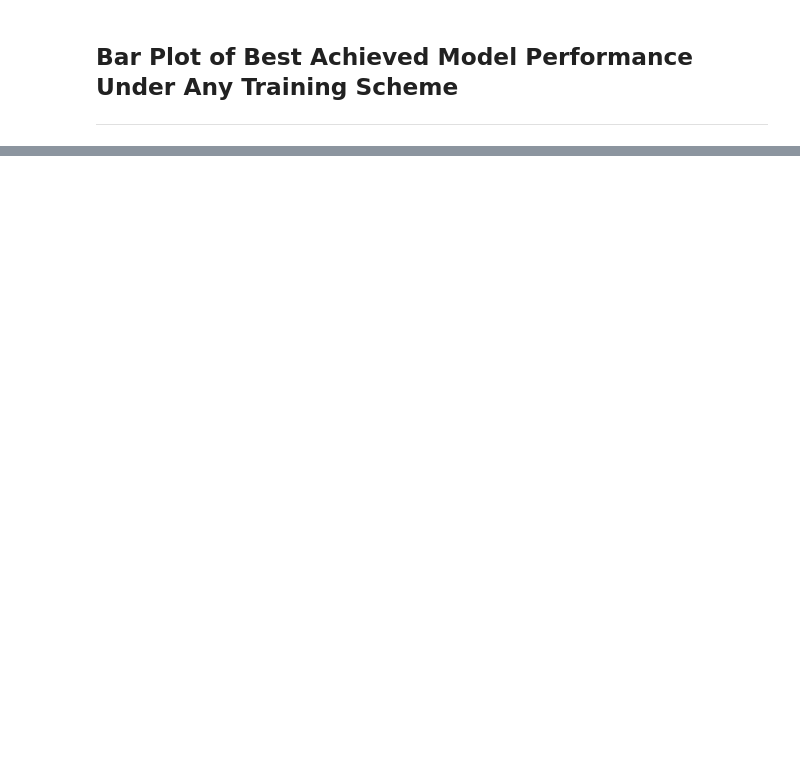
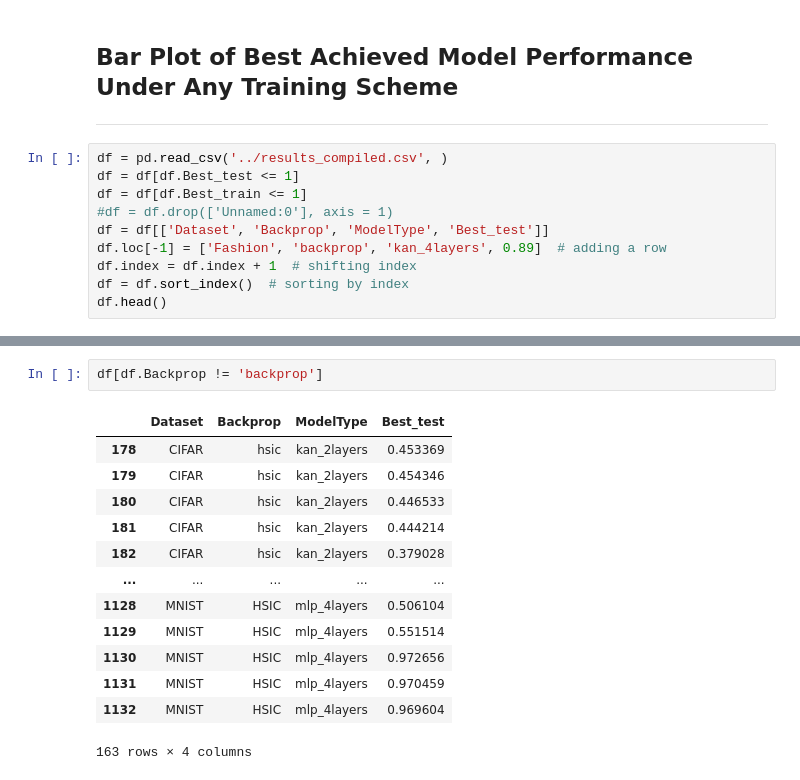
Before and after one commit to ShairozS/HSIC_Bottleneck-Pytorch, a Jupyter notebook: Outputs/results_analysis.ipynb, the cells around one changed output, grey strips where cells are left out. Drawn from its saved outputs; the diff is of its cells as text; blank space fills up the shorter version.

```diff
--- a/Outputs/results_analysis.ipynb
+++ b/Outputs/results_analysis.ipynb
@@ -132,3 +194,13 @@ for metric in ['Efficiency', 'AvgGenError']:
 # %% [markdown]
 ## Bar Plot of Best Achieved Model Performance Under Any Training Scheme
 ------------
+# %%
+df = pd.read_csv('../results_compiled.csv', )
+df = df[df.Best_test <= 1]
+df = df[df.Best_train <= 1]
+#df = df.drop(['Unnamed:0'], axis = 1)
+df = df[['Dataset', 'Backprop', 'ModelType', 'Best_test']]
+df.loc[-1] = ['Fashion', 'backprop', 'kan_4layers', 0.89]  # adding a row
+df.index = df.index + 1  # shifting index
+df = df.sort_index()  # sorting by index
+df.head()
@@ -135 +214,17 @@ for metric in ['Efficiency', 'AvgGenError']:
+# %%
+df[df.Backprop != 'backprop']
+# %% [output]
+|  | Dataset | Backprop | ModelType | Best_test |
+| 178 | CIFAR | hsic | kan_2layers | 0.453369 |
+| 179 | CIFAR | hsic | kan_2layers | 0.454346 |
+| 180 | CIFAR | hsic | kan_2layers | 0.446533 |
+| 181 | CIFAR | hsic | kan_2layers | 0.444214 |
+| 182 | CIFAR | hsic | kan_2layers | 0.379028 |
+| ... | ... | ... | ... | ... |
+| 1128 | MNIST | HSIC | mlp_4layers | 0.506104 |
+| 1129 | MNIST | HSIC | mlp_4layers | 0.551514 |
+| 1130 | MNIST | HSIC | mlp_4layers | 0.972656 |
+| 1131 | MNIST | HSIC | mlp_4layers | 0.970459 |
+| 1132 | MNIST | HSIC | mlp_4layers | 0.969604 |
+163 rows × 4 columns
 # %%
```
Also changed, not shown: parts of 18 cells of this notebook, 17 other files.
